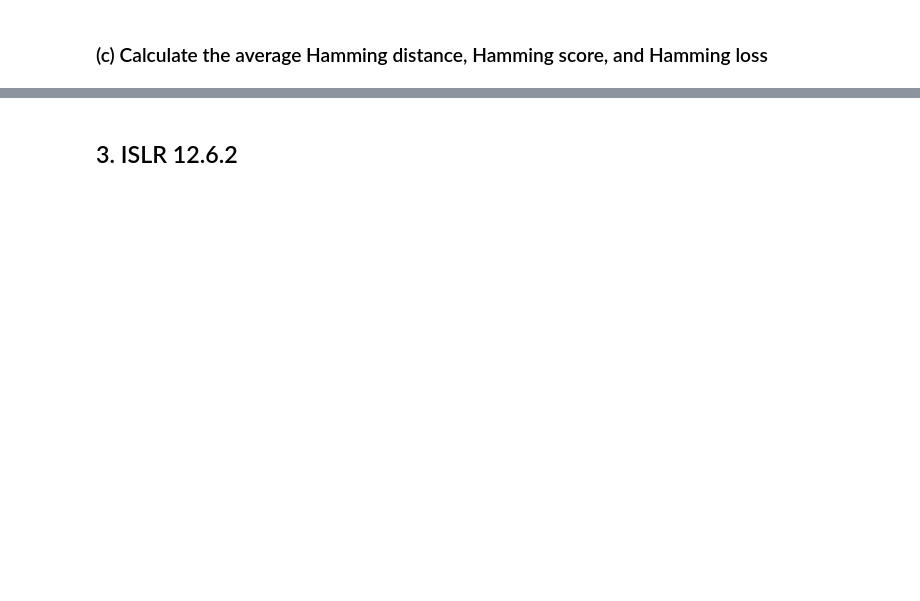
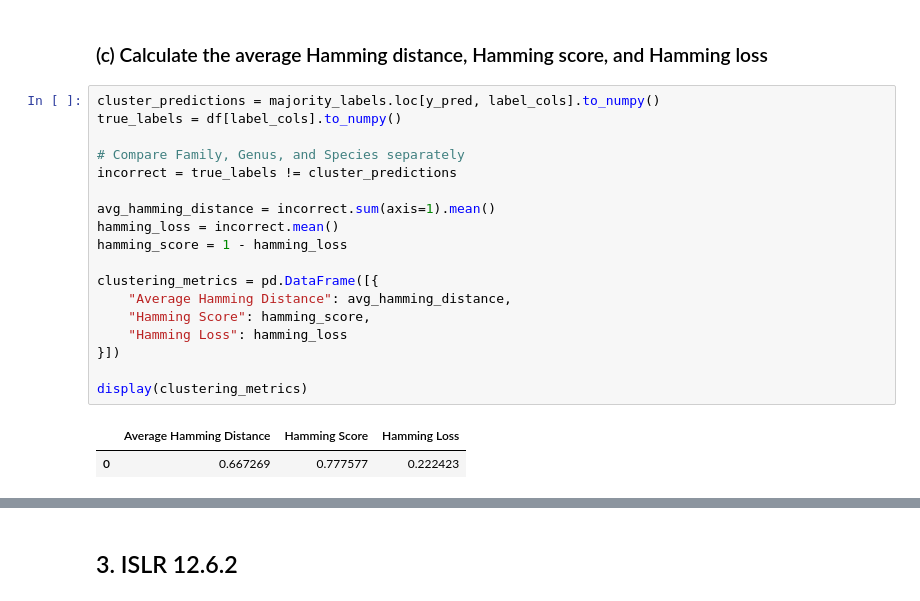
Before and after one commit to cxieusc/DSCI_552_HW7, a Jupyter notebook: notebook/Xie_Chong_HW7.ipynb, the cells around one changed output, grey strips where cells are left out. Drawn from its saved outputs; the diff is of its cells as text; blank space fills up the shorter version.

```diff
--- a/notebook/Xie_Chong_HW7.ipynb
+++ b/notebook/Xie_Chong_HW7.ipynb
@@ -344,2 +386,23 @@ metrics in this experiment.
 # %% [markdown]
 ### (c) Calculate the average Hamming distance, Hamming score, and Hamming loss
+# %%
+cluster_predictions = majority_labels.loc[y_pred, label_cols].to_numpy()
+true_labels = df[label_cols].to_numpy()
+
+# Compare Family, Genus, and Species separately
+incorrect = true_labels != cluster_predictions
+
+avg_hamming_distance = incorrect.sum(axis=1).mean()
+hamming_loss = incorrect.mean()
+hamming_score = 1 - hamming_loss
+
+clustering_metrics = pd.DataFrame([{
+    "Average Hamming Distance": avg_hamming_distance,
+    "Hamming Score": hamming_score,
+    "Hamming Loss": hamming_loss
+}])
+
+display(clustering_metrics)
+# %% [output]
+|  | Average Hamming Distance | Hamming Score | Hamming Loss |
+| 0 | 0.667269 | 0.777577 | 0.222423 |
```
Also changed, not shown: parts of 7 cells of this notebook.
